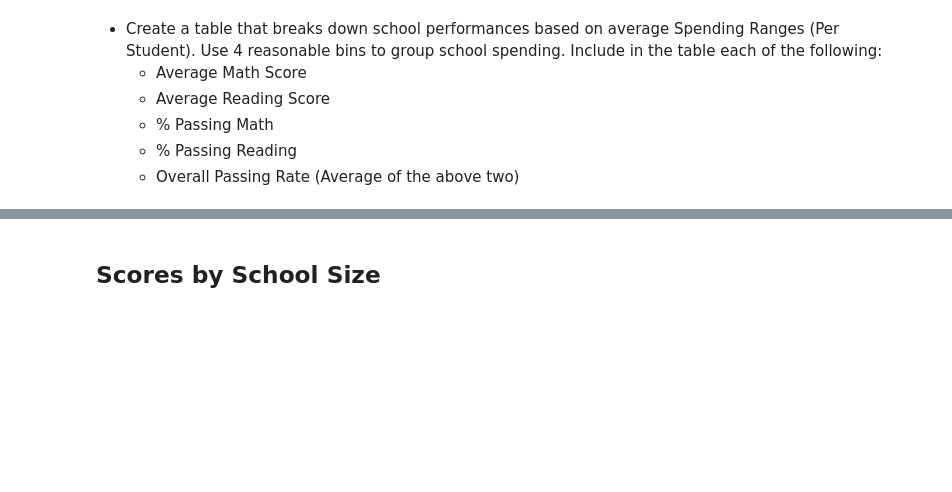
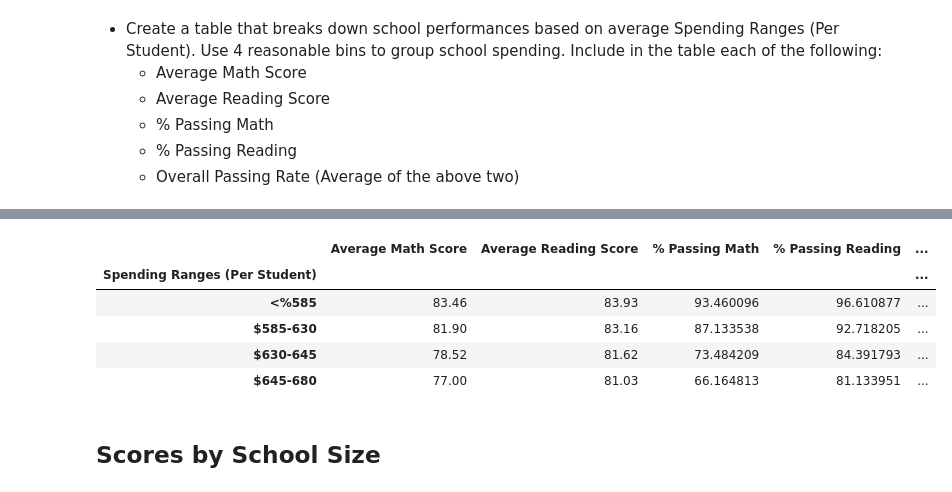
Before and after one commit to jordanroessle/pandas-challenge, a Jupyter notebook: PyCitySchools/PyCitySchools_starter.ipynb, the cells around one changed output, grey strips where cells are left out. Saved outputs shown, nothing was run; the diff lists cells and outputs as text; code cells hidden in the pictures; blank space fills up the shorter version.

```diff
--- a/PyCitySchools/PyCitySchools_starter.ipynb
+++ b/PyCitySchools/PyCitySchools_starter.ipynb
@@ -258,3 +277,29 @@ bins = [0, 584, 630, 645, 680]
+# %%
+bins = [0, 584, 630, 645, 680]
+labels = ["<%585", "$585-630", "$630-645", "$645-680"]
+
+school_sum["Spending Ranges (Per Student)"] = pd.cut(school_sum["Per Student Budget"], bins = bins, labels = labels)
+
+spending_groupby = school_sum.groupby("Spending Ranges (Per Student)")
+df_spending = pd.DataFrame()
+
+df_spending["Average Math Score"] = round(spending_groupby["Average Math Score"].mean(),2)
+df_spending["Average Reading Score"] = round(spending_groupby["Average Reading Score"].mean(),2)
+df_spending["% Passing Math"] = spending_groupby["% Passing Math"].mean()
+df_spending["% Passing Reading"] = spending_groupby["% Passing Reading"].mean()
+df_spending["% Overall Math"] = spending_groupby["% Overall Passing"].mean()
+
+
+
+
+df_spending
+# %% [output]
+|  | Average Math Score | Average Reading Score | % Passing Math | % Passing Reading | ... |
+| Spending Ranges (Per Student) |  |  |  |  | ... |
+| <%585 | 83.46 | 83.93 | 93.460096 | 96.610877 | ... |
+| $585-630 | 81.90 | 83.16 | 87.133538 | 92.718205 | ... |
+| $630-645 | 78.52 | 81.62 | 73.484209 | 84.391793 | ... |
+| $645-680 | 77.00 | 81.03 | 66.164813 | 81.133951 | ... |
 # %% [markdown]
 ## Scores by School Size
 # %% [markdown]
```
Also changed, not shown: parts of 3 cells of this notebook, 1 other file.
